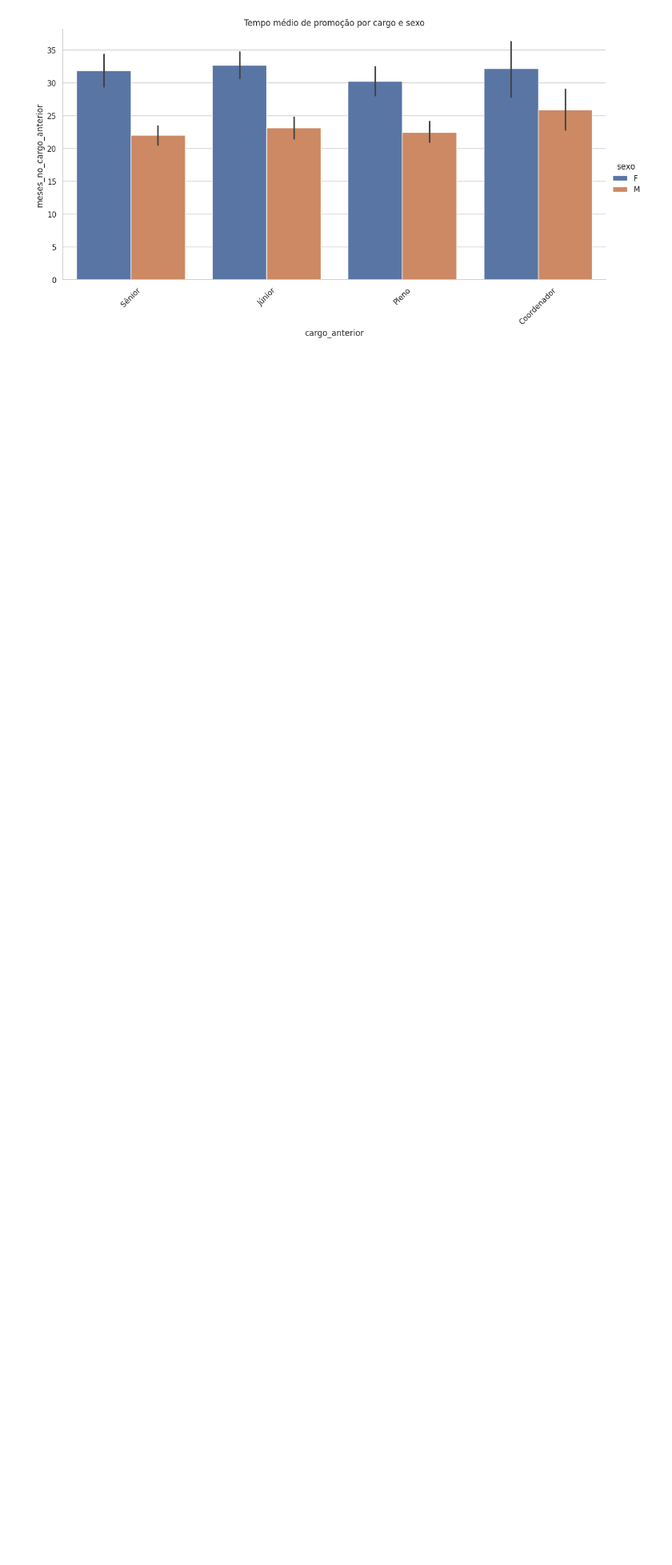
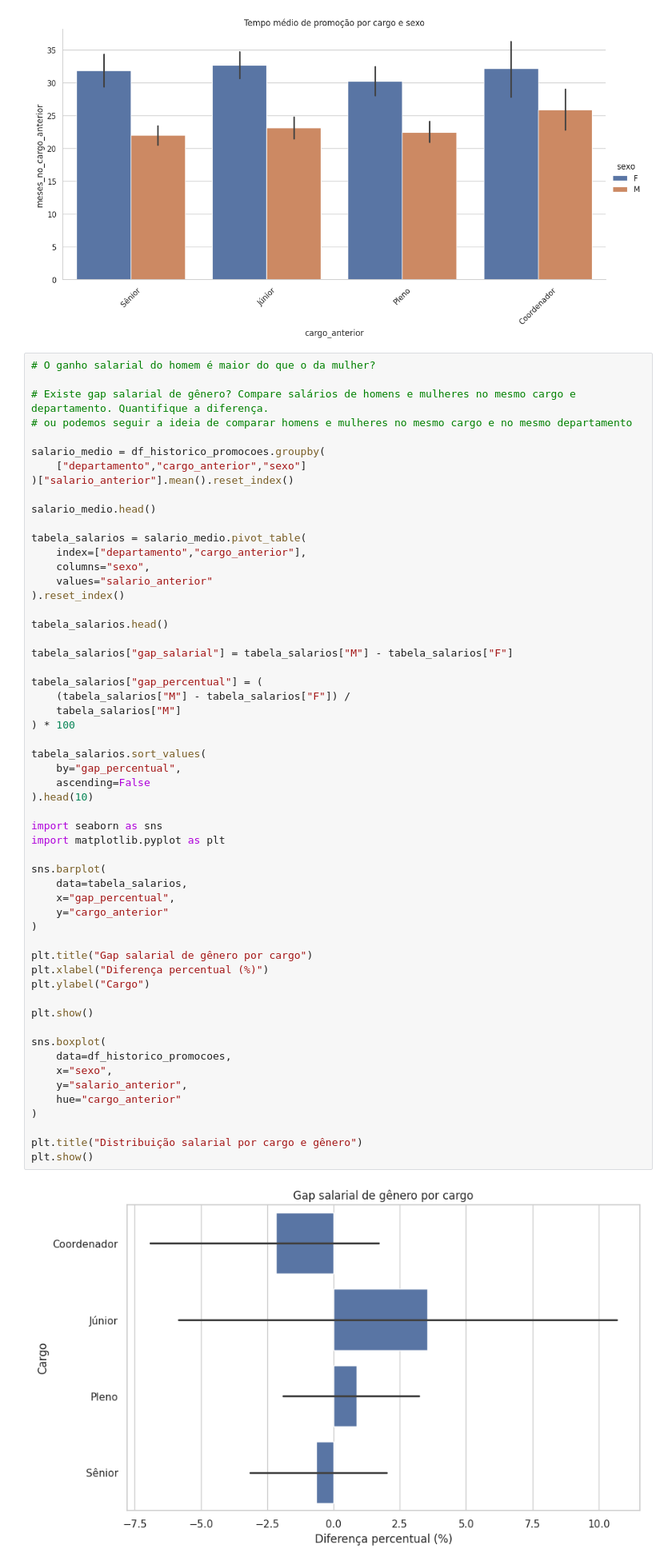
Before and after one commit to marciacastro03/projeto_07-Dossi-Exodus-Crise-de-Talentos_-CDT13, a Jupyter notebook: etl_historico_promocoes.ipynb, the cells around one changed output. Shown at 80% size. Cells and saved outputs as stored; diff of their text form; blank space fills up the shorter version.

```diff
--- a/etl_historico_promocoes.ipynb
+++ b/etl_historico_promocoes.ipynb
@@ -243,3 +243,61 @@ plt.title("Tempo médio de promoção por cargo e sexo")
 plt.show()
 # %% [output]
 [figure]
+# %%
+# O ganho salarial do homem é maior do que o da mulher?
+
+# Existe gap salarial de gênero? Compare salários de homens e mulheres no mesmo cargo e departamento. Quantifique a diferença.
+# ou podemos seguir a ideia de comparar homens e mulheres no mesmo cargo e no mesmo departamento
+
+salario_medio = df_historico_promocoes.groupby(
+    ["departamento","cargo_anterior","sexo"]
+)["salario_anterior"].mean().reset_index()
+
+salario_medio.head()
+
+tabela_salarios = salario_medio.pivot_table(
+    index=["departamento","cargo_anterior"],
+    columns="sexo",
+    values="salario_anterior"
+).reset_index()
+
+tabela_salarios.head()
+
+tabela_salarios["gap_salarial"] = tabela_salarios["M"] - tabela_salarios["F"]
+
+tabela_salarios["gap_percentual"] = (
+    (tabela_salarios["M"] - tabela_salarios["F"]) /
+    tabela_salarios["M"]
+) * 100
+
+tabela_salarios.sort_values(
+    by="gap_percentual",
+    ascending=False
+).head(10)
+
+import seaborn as sns
+import matplotlib.pyplot as plt
+
+sns.barplot(
+    data=tabela_salarios,
+    x="gap_percentual",
+    y="cargo_anterior"
+)
+
+plt.title("Gap salarial de gênero por cargo")
+plt.xlabel("Diferença percentual (%)")
+plt.ylabel("Cargo")
+
+plt.show()
+
+sns.boxplot(
+    data=df_historico_promocoes,
+    x="sexo",
+    y="salario_anterior",
+    hue="cargo_anterior"
+)
+
+plt.title("Distribuição salarial por cargo e gênero")
+plt.show()
+# %% [output]
+[figure, added]
```
Also changed, not shown: parts of 8 cells of this notebook.
